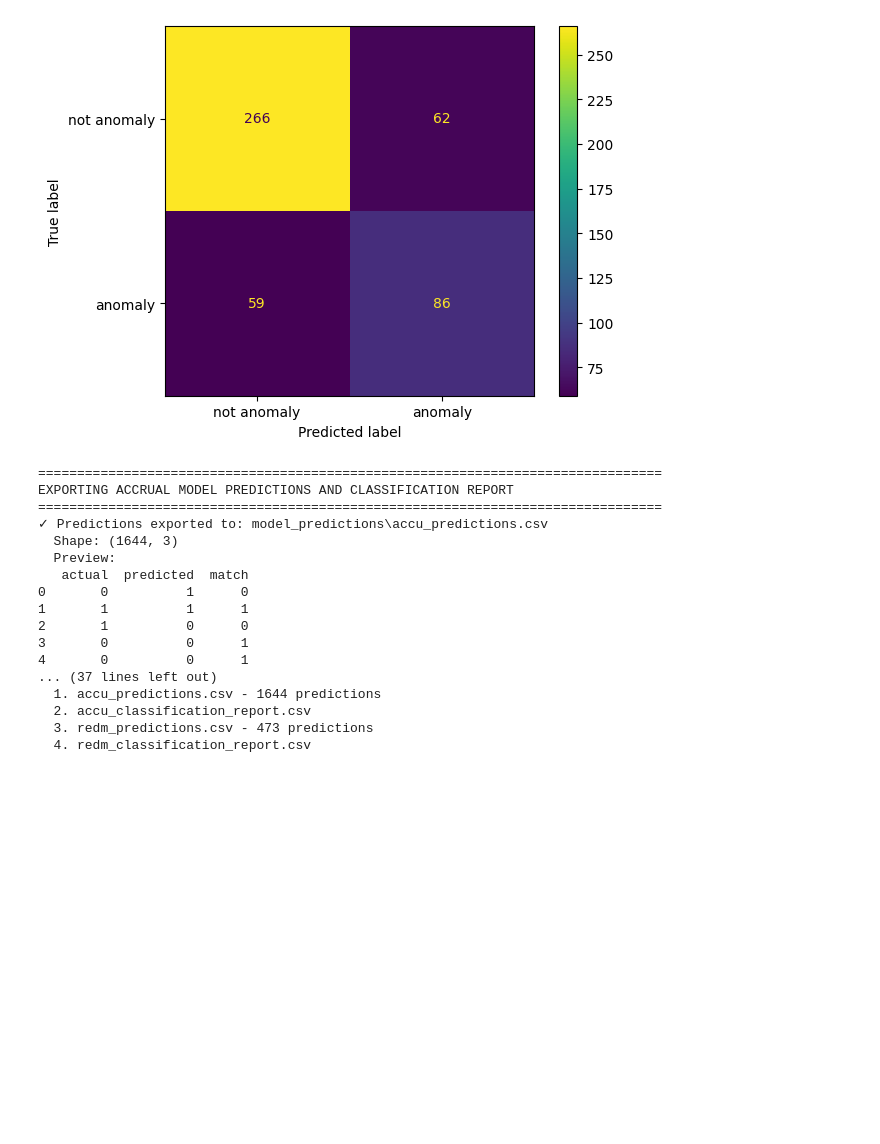
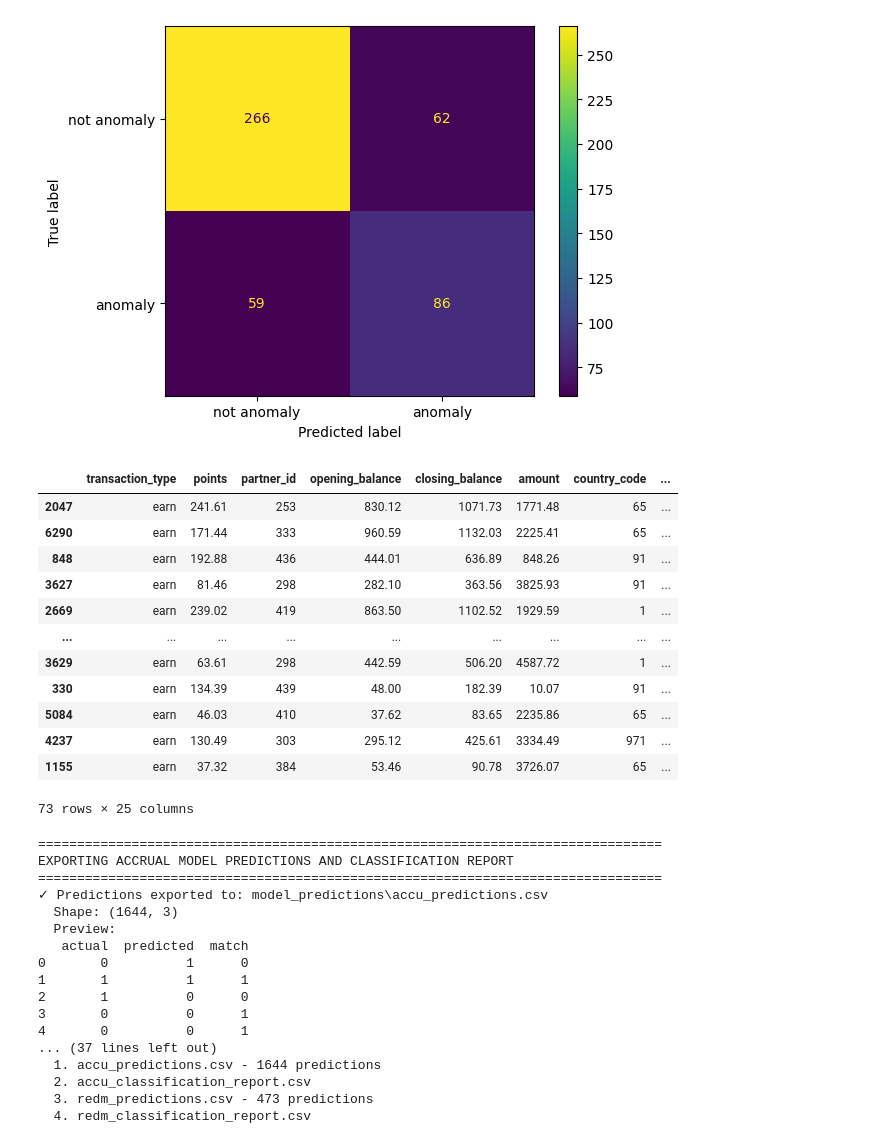
Before and after one commit to CodeMarshall21/Anomaly-Detection, a Jupyter notebook: binary-classif.ipynb, the cells around one changed output. Drawn from its saved outputs; the diff is of its cells as text; code cells hidden in the pictures; blank space fills up the shorter version.

Commit message:
decrease threshold

```diff
--- a/binary-classif.ipynb
+++ b/binary-classif.ipynb
@@ -311,3 +311,19 @@ print(f'accuracy for redm_model: {accuracy_score(redm_y_test, redm_y_pred)}')
 # %% [output]
 accuracy for accu_model: 0.8838199513381995
 accuracy for redm_model: 0.7441860465116279
+# %%
+accu_y_prob = accu_model.predict_proba(accu_X_test)[:, 1]
+redm_y_prob = redm_model.predict_proba(redm_X_test)[:, 1]
+
+# try lower threshold
+threshold = 0.3
+
+accu_y_pred = (accu_y_prob > threshold).astype(int)
+redm_y_pred = (redm_y_prob > threshold).astype(int)
+
+print(f'after threshold 0.3\n')
+print(f'accuracy for accu_model: {accuracy_score(accu_y_test, accu_y_pred)}')
+print(f'accuracy for redm_model: {accuracy_score(redm_y_test, redm_y_pred)}')
+
+print(f'classification report for accu_model: \n {classification_report(accu_y_test, accu_y_pred)}')
+print(f'classification report for redm_model: \n {classification_report(redm_y_test, redm_y_pred)}')
@@ -347,6 +381,24 @@ redm_model confusion matrix:-
 <sklearn.metrics._plot.confusion_matrix.ConfusionMatrixDisplay at 0x...>
 [figure]
 [figure]
+# %%
+fn_mask = (accu_y_test == 1) & (accu_y_pred == 0)
+accu_fn = accu_X_test[fn_mask]
+accu_fn
+# %% [output]
+|  | transaction_type | points | partner_id | opening_balance | closing_balance | amount | country_code | ... |
+| 2047 | earn | 241.61 | 253 | 830.12 | 1071.73 | 1771.48 | 65 | ... |
+| 6290 | earn | 171.44 | 333 | 960.59 | 1132.03 | 2225.41 | 65 | ... |
+| 848 | earn | 192.88 | 436 | 444.01 | 636.89 | 848.26 | 91 | ... |
+| 3627 | earn | 81.46 | 298 | 282.10 | 363.56 | 3825.93 | 91 | ... |
+| 2669 | earn | 239.02 | 419 | 863.50 | 1102.52 | 1929.59 | 1 | ... |
+| ... | ... | ... | ... | ... | ... | ... | ... | ... |
+| 3629 | earn | 63.61 | 298 | 442.59 | 506.20 | 4587.72 | 1 | ... |
+| 330 | earn | 134.39 | 439 | 48.00 | 182.39 | 10.07 | 91 | ... |
+| 5084 | earn | 46.03 | 410 | 37.62 | 83.65 | 2235.86 | 65 | ... |
+| 4237 | earn | 130.49 | 303 | 295.12 | 425.61 | 3334.49 | 971 | ... |
+| 1155 | earn | 37.32 | 384 | 53.46 | 90.78 | 3726.07 | 65 | ... |
+73 rows × 25 columns
 # %%
 import os
 
```
Also changed, not shown: parts of 2 cells of this notebook.
